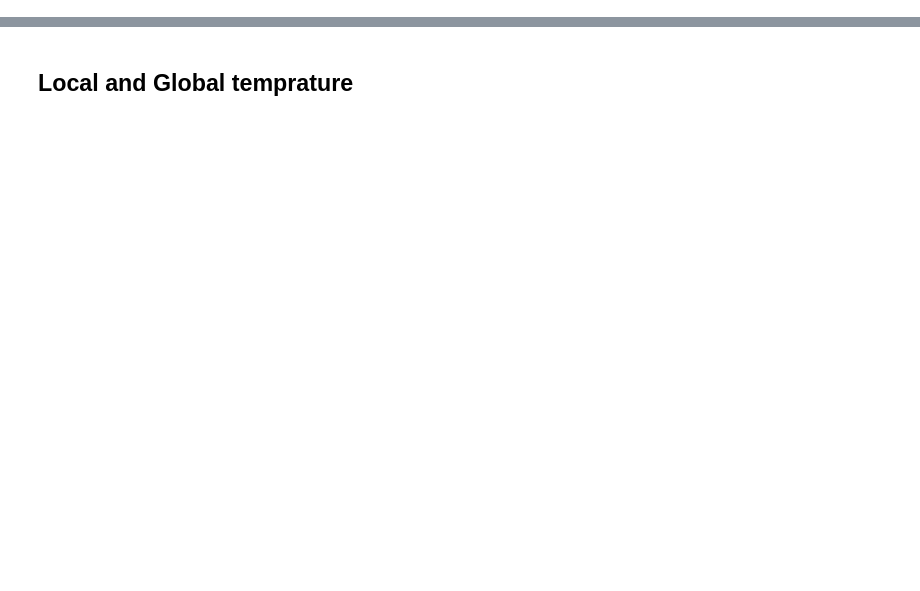
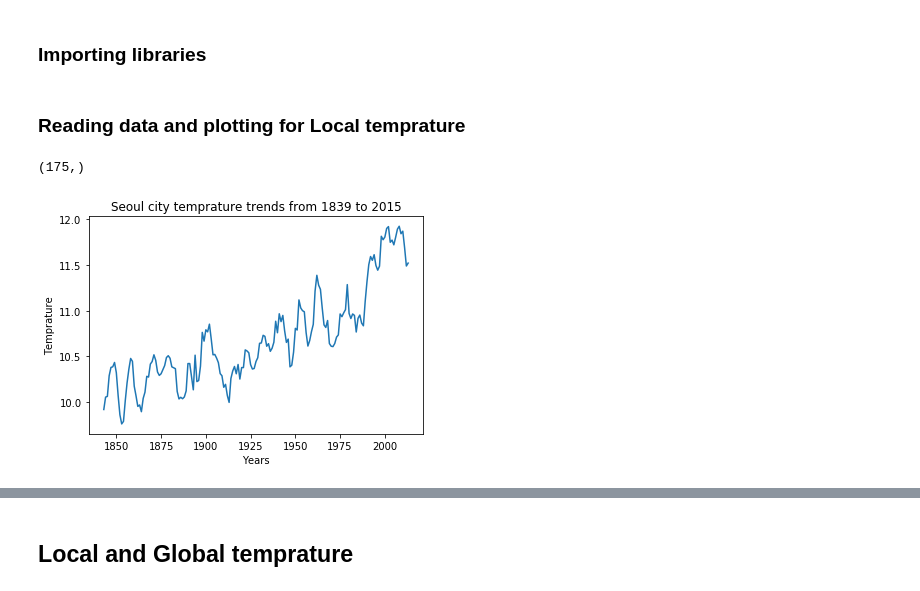
Before and after one commit to ibragimoveldor/Data-Analyst-Projects, a Jupyter notebook: Project_1.ipynb, the cells around one changed output, grey strips where cells are left out. Saved outputs shown, nothing was run; the diff lists cells and outputs as text; code cells hidden in the pictures; blank space fills up the shorter version.

```diff
--- a/Project_1.ipynb
+++ b/Project_1.ipynb
@@ -1,3 +1,5 @@
+# %% [markdown]
+### Importing libraries
 # %%
 import pandas as pd
 import numpy as np
@@ -16,14 +7,20 @@ def running_mean(x, N):
+# %% [markdown]
+### Reading data and plotting for Local temprature
 # %%
+# Reading Local(Seoul city) data from a directory
 df = pd.read_csv('data_temp/seoul_data.csv')
-print(df['avg_temp'].shape)
 
 # moving average over the temprature values
-
 df['MA'] = df['avg_temp'].rolling(window=5).mean()
 
-# Plotting city temprature data after with moving average values
+# Plotting city temprature data with moving average values
 plt.plot(df['year'], df['MA'])
-plt.title("Seoul city temprature by years")
+plt.title("Seoul city temprature trends from 1839 to 2015")
 plt.xlabel('Years')
 plt.ylabel('Temprature')
+plt.savefig('Seoul_city_temp.png')
+
 plt.show()
+# %% [output]
+(175,)
+[figure, added]
```
Also changed, not shown: parts of 16 cells of this notebook.
